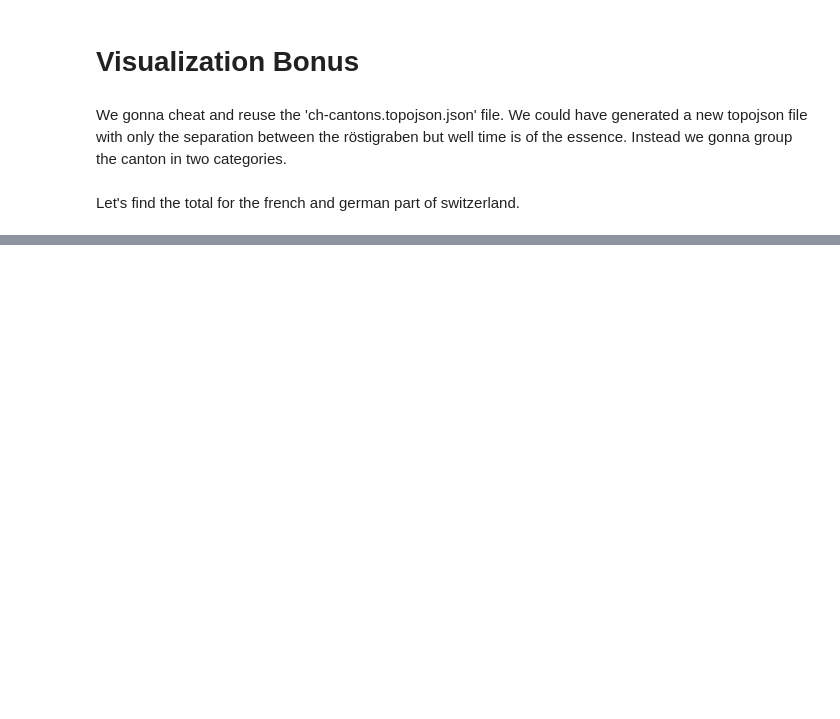
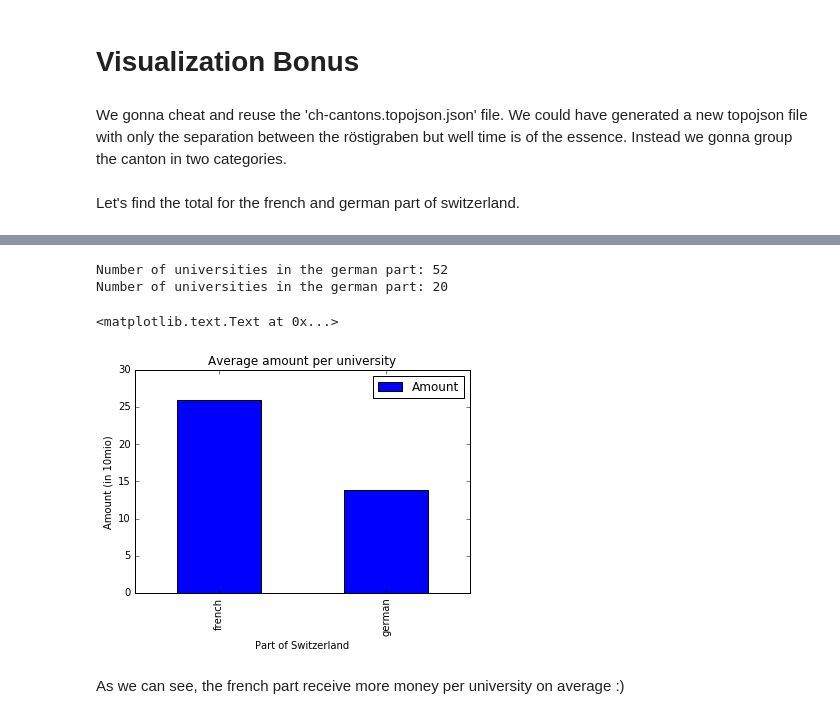
Before and after one commit to onanypoint/ADA-Homework, a Jupyter notebook: 03 - Interactive Viz/Interactive Viz.ipynb, the cells around one changed output, grey strips where cells are left out. Saved outputs shown, nothing was run; the diff lists cells and outputs as text; code cells hidden in the pictures; blank space fills up the shorter version.

```diff
--- a/03 - Interactive Viz/Interactive Viz.ipynb
+++ b/03 - Interactive Viz/Interactive Viz.ipynb
@@ -333,0 +501,24 @@ map
+# %%
+# Load back the name2canton dictionary if needed
+name2dict = json.load(open('name2dict.txt'))
+name2dict = json.loads(name2dict)
+# %%
+german_count = len([g for g,v in name2dict.items() if v['canton'] in german] )
+french_count = len([g for g,v in name2dict.items() if v['canton'] in french] )
+print("Number of universities in the german part:", german_count)
+print("Number of universities in the german part:", french_count)
+# %% [output]
+Number of universities in the german part: 52
+Number of universities in the german part: 20
+# %%
+division_factor = 10000000
+df = pd.DataFrame([total_french / (french_count*division_factor) ,total_german / (german_count*division_factor)],  index = ['french', 'german'], columns = ['Amount'])
+graph = df.plot.bar()
+graph.set_xlabel('Part of Switzerland')
+graph.set_ylabel('Amount (in 10mio)')
+graph.set_title('Average amount per university')
+# %% [output]
+<matplotlib.text.Text at 0x...>
+[figure, added]
+# %% [markdown]
+As we can see, the french part receive more money per university on average :)
```
Also changed, not shown: parts of 27 cells of this notebook, 3 other files.
